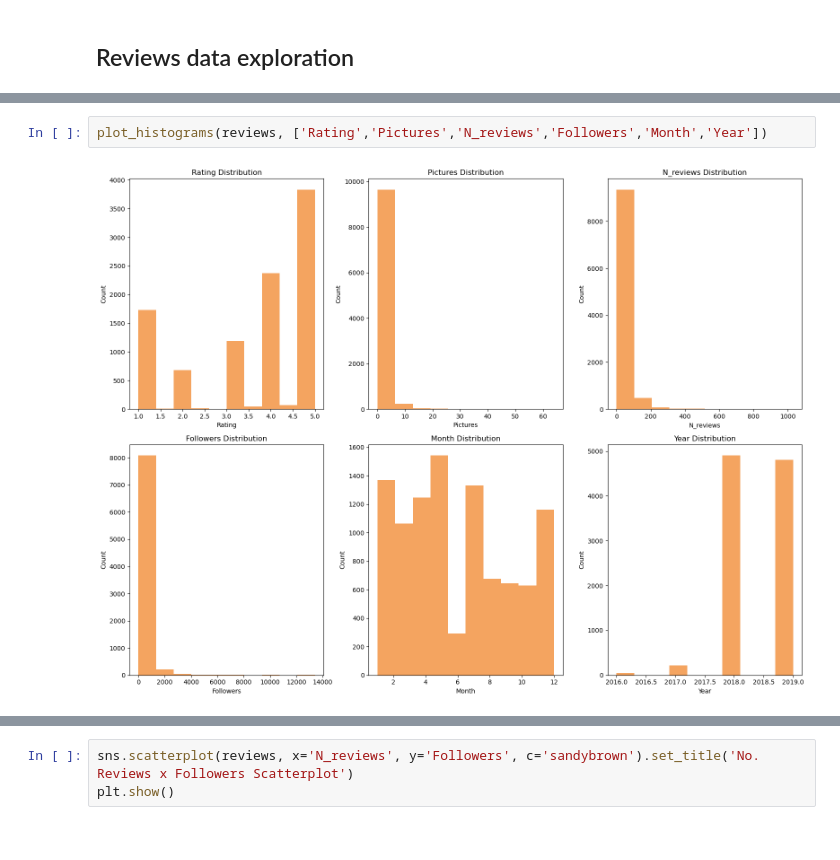
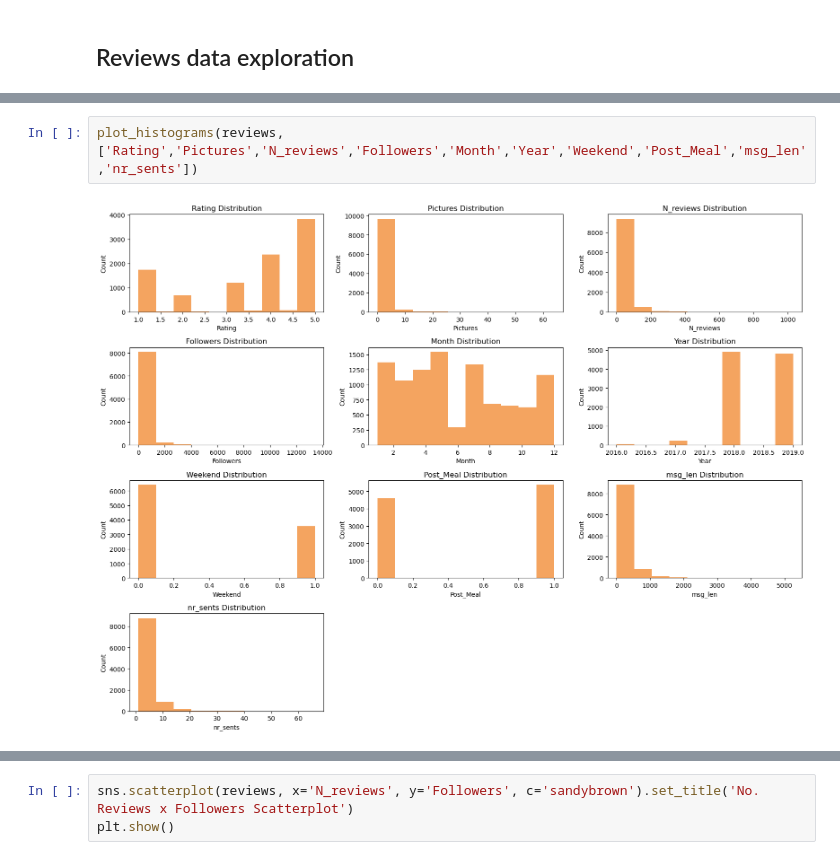
Before and after one commit to miguel-s-nascimento/TM_Project, a Jupyter notebook: exploration.ipynb, the cells around one changed output, grey strips where cells are left out. Cells and saved outputs as stored; diff of their text form.

Commit message:
update_plots

```diff
--- a/exploration.ipynb
+++ b/exploration.ipynb
@@ -173,4 +165,4 @@ reviews.describe()
 # %%
-plot_histograms(reviews, ['Rating','Pictures','N_reviews','Followers','Month','Year'])
+plot_histograms(reviews, ['Rating','Pictures','N_reviews','Followers','Month','Year','Weekend','Post_Meal','msg_len','nr_sents'])
 # %% [output]
-[figure, old version]
+[figure, new version]
```
Also changed, not shown: parts of 10 cells of this notebook, 1 other file.
